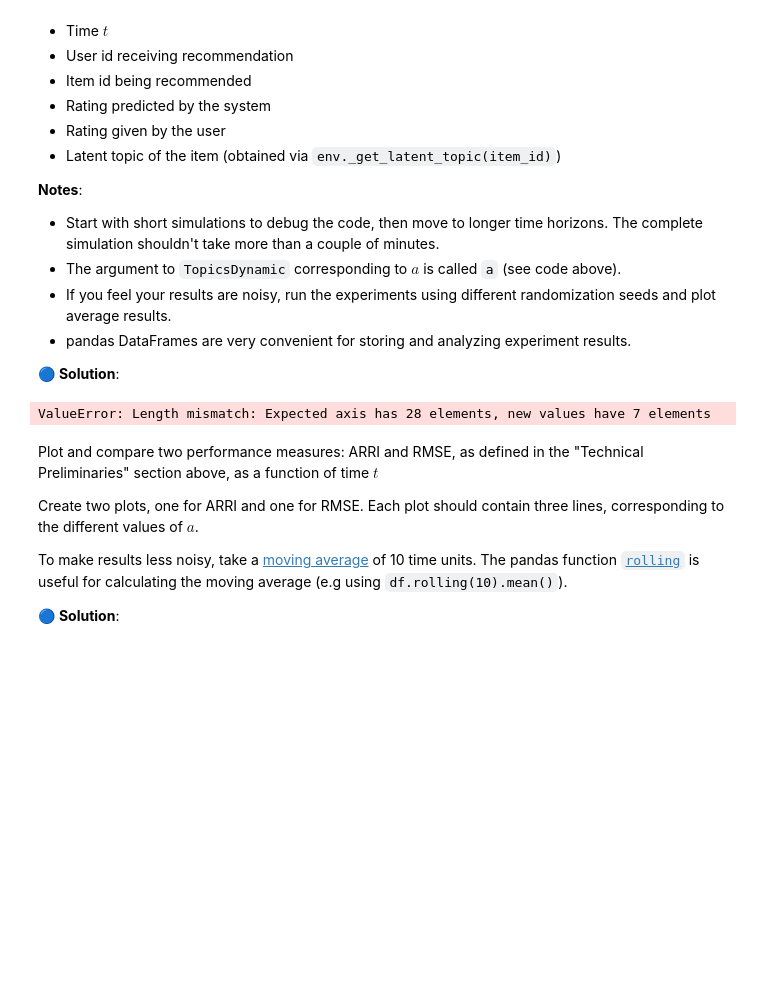
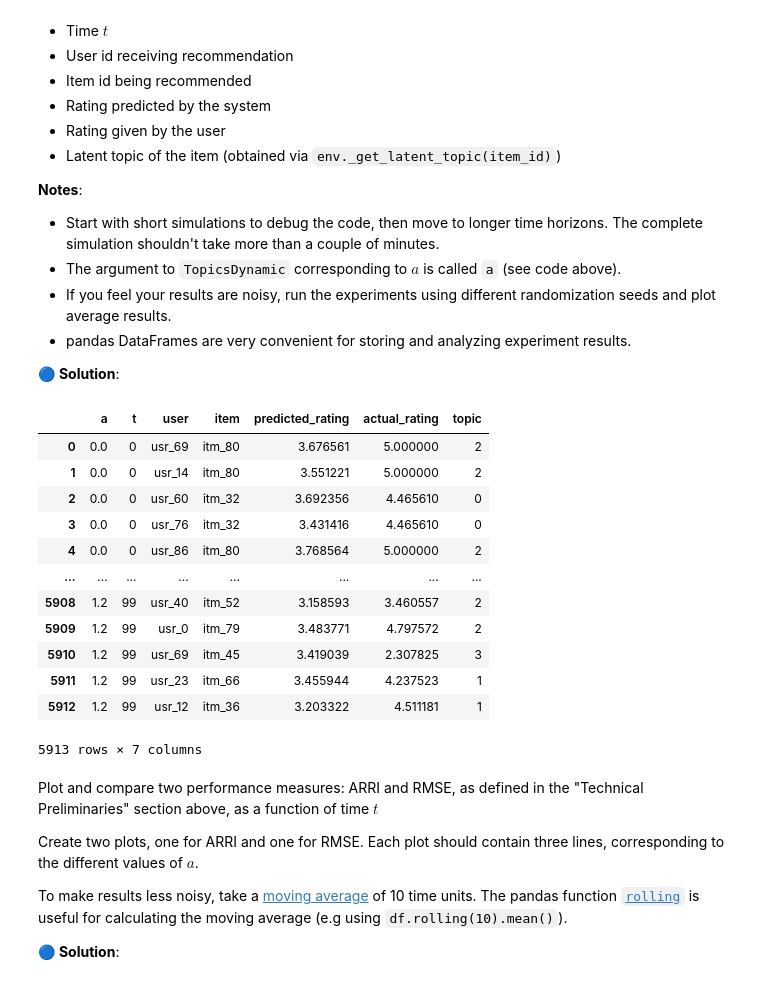
Before and after one commit to ashalem/ML_Human, a Jupyter notebook: WS4_W2024_students_3024.ipynb, the cells around one changed output. Drawn from its saved outputs; the diff is of its cells as text; code cells hidden in the pictures; blank space fills up the shorter version.

```diff
--- a/WS4_W2024_students_3024.ipynb
+++ b/WS4_W2024_students_3024.ipynb
@@ -470,37 +471,53 @@ For each recommendation, record the:
 🔵 **Solution**:
 # %%
 a_values = [0, 0.3, 1.2]
-num_steps = 10
+num_steps = 100
+
+np.random.seed(simulation_random_state)
 
 ## YOUR SOLUTION
 recommendations_recording = []
 for a in a_values:
     env = TopicsDynamic(a=a, **topics_dynamic_params)
     initial_ratings = env.get_initial_ratings()
     all_items = env.all_items
     algo = surprise.SVD(**svd_model_params)
     algo.fit(trainset_from_df(initial_ratings))
     for t in range(num_steps):
         # Get online users for this timestep
         online_users = env.get_online_users()
 
         # Get recommendations for each online user
         predictions = [
             max([algo.predict(user, item) for item in all_items if item not in env.seen_items[user]], key=lambda x: x.est)
             for user in online_users
         ]
         recommendations = [(pred.uid, pred.iid) for pred in predictions]
-        recommendations_recording.append([
-            (a, t, user, item, pred.est, pred.r_ui, env._get_latent_topic(item))
+
+        user_ratings_df = env.recommend(recommendations)
+
+        recommendations_recording.extend([
+            (a, t, user, item, pred.est, user_ratings_df.loc[user_ratings_df['item_id']==item, 'rating'].values[0], env._get_latent_topic(item))
             for (user, item), pred in zip(recommendations, predictions)
         ])
-        env.recommend(recommendations)
 
 df = pd.DataFrame(recommendations_recording)
 df.columns = ['a', 't', 'user', 'item', 'predicted_rating', 'actual_rating', 'topic']
 df
 # %% [output]
+|  | a | t | user | item | predicted_rating | actual_rating | topic |
+| 0 | 0.0 | 0 | usr_69 | itm_80 | 3.676561 | 5.000000 | 2 |
+| 1 | 0.0 | 0 | usr_14 | itm_80 | 3.551221 | 5.000000 | 2 |
+| 2 | 0.0 | 0 | usr_60 | itm_32 | 3.692356 | 4.465610 | 0 |
+| 3 | 0.0 | 0 | usr_76 | itm_32 | 3.431416 | 4.465610 | 0 |
+| 4 | 0.0 | 0 | usr_86 | itm_80 | 3.768564 | 5.000000 | 2 |
+| ... | ... | ... | ... | ... | ... | ... | ... |
+| 5908 | 1.2 | 99 | usr_40 | itm_52 | 3.158593 | 3.460557 | 2 |
+| 5909 | 1.2 | 99 | usr_0 | itm_79 | 3.483771 | 4.797572 | 2 |
+| 5910 | 1.2 | 99 | usr_69 | itm_45 | 3.419039 | 2.307825 | 3 |
+| 5911 | 1.2 | 99 | usr_23 | itm_66 | 3.455944 | 4.237523 | 1 |
+| 5912 | 1.2 | 99 | usr_12 | itm_36 | 3.203322 | 4.511181 | 1 |
-ValueError: Length mismatch: Expected axis has 28 elements, new values have 7 elements
+5913 rows × 7 columns
 # %% [markdown]
 Plot and compare two performance measures: ARRI and RMSE, as defined in the "Technical Preliminaries" section above, as a function of time $t$
 
```
Also changed, not shown: parts of 12 cells of this notebook.
